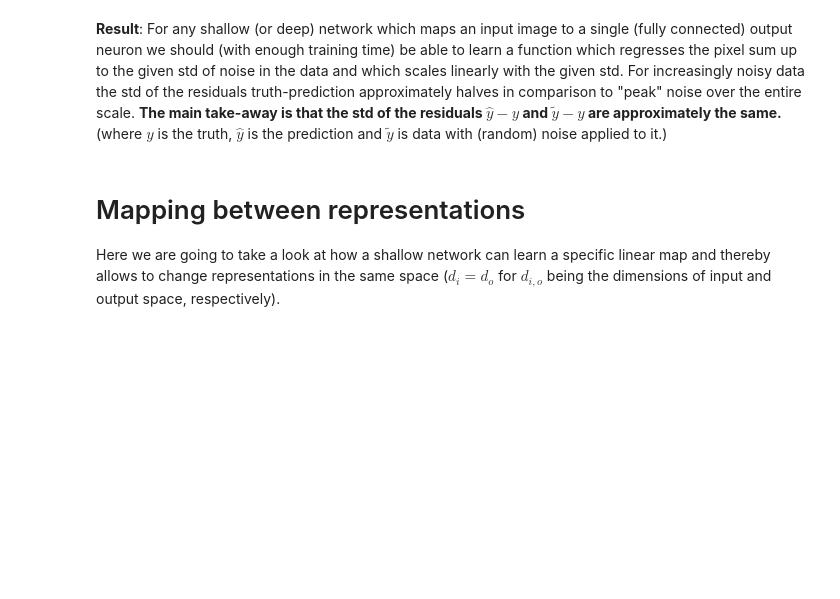
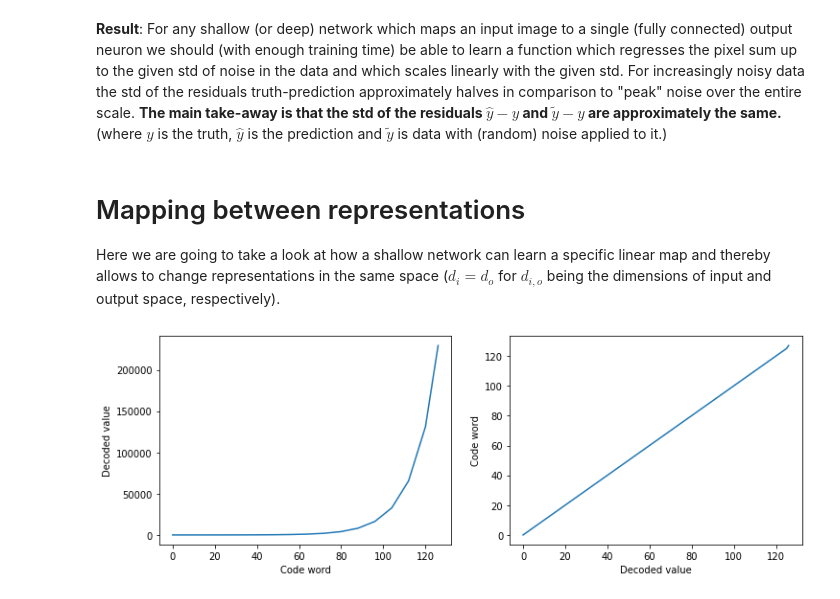
Before and after one commit to dpwinter/random_stuff, a Jupyter notebook: regressing_noisy_data.ipynb, the cells around one changed output. Saved outputs shown, nothing was run; the diff lists cells and outputs as text; code cells hidden in the pictures; blank space fills up the shorter version.

```diff
--- a/regressing_noisy_data.ipynb
+++ b/regressing_noisy_data.ipynb
@@ -183,3 +183,65 @@ Indeed this last plot shows a very good coincidence between the two residuals no
 # %% [markdown]
 # Mapping between representations
 Here we are going to take a look at how a shallow network can learn a specific linear map and thereby allows to change representations in the same space ($d_i=d_o$ for $d_{i,o}$ being the dimensions of input and output space, respectively).
+# %%
+# Our function of interest is a bit-map to map values from the range 0...127 to another range.
+
+from bitstring import BitArray
+from functools import lru_cache
+
+exp_bits = 4
+man_bits = 3
+max_TCval = (2**man_bits - 1) * 2**(2**exp_bits - 1)
+max_TCcode = 2**(man_bits+exp_bits) - 1
+
+
+
+@np.vectorize
+@lru_cache(128)
+def decode(code):
+    code = int(code)
+    assert(code.bit_length() <= man_bits+exp_bits)
+    assert(code >= 0)
+
+    bits = BitArray(uint=code, length=man_bits+exp_bits)
+    ebits = bits[:exp_bits]
+    mbits = bits[exp_bits:]
+
+    if ebits.uint == 0:
+        return mbits.uint
+    else:
+        return (BitArray('0b1') + mbits).uint << (ebits.uint - 1)
+
+@np.vectorize
+@lru_cache(128)
+def encode(val):
+    assert(val >= 0)
+    val = np.int32(val)
+    bit_len = val.item().bit_length()
+    if bit_len <= man_bits:
+        return val # special case: return mantissa if value in this range
+    if val >= max_TCval:
+        return max_TCcode # clip overflow
+
+    exp = bit_len - man_bits
+    man = val >> exp - 1
+
+    ebits = BitArray(uint=exp, length=exp_bits)
+    mbits = BitArray(uint=man, length=man.item().bit_length())[1:]
+
+    return (ebits+mbits).uint
+
+r = np.array(range(max_TCcode))
+
+fig,ax = plt.subplots(1, 2, figsize=(12,4))
+
+decoded_r = decode(r)
+ax[0].plot(decoded_r)
+ax[0].set_xlabel('Code word')
+ax[0].set_ylabel('Decoded value');
+
+ax[1].plot(encode(decoded_r));
+ax[1].set_xlabel('Decoded value')
+ax[1].set_ylabel('Code word');
+# %% [output]
+[figure, added]
```
Also changed, not shown: parts of 39 cells of this notebook.
